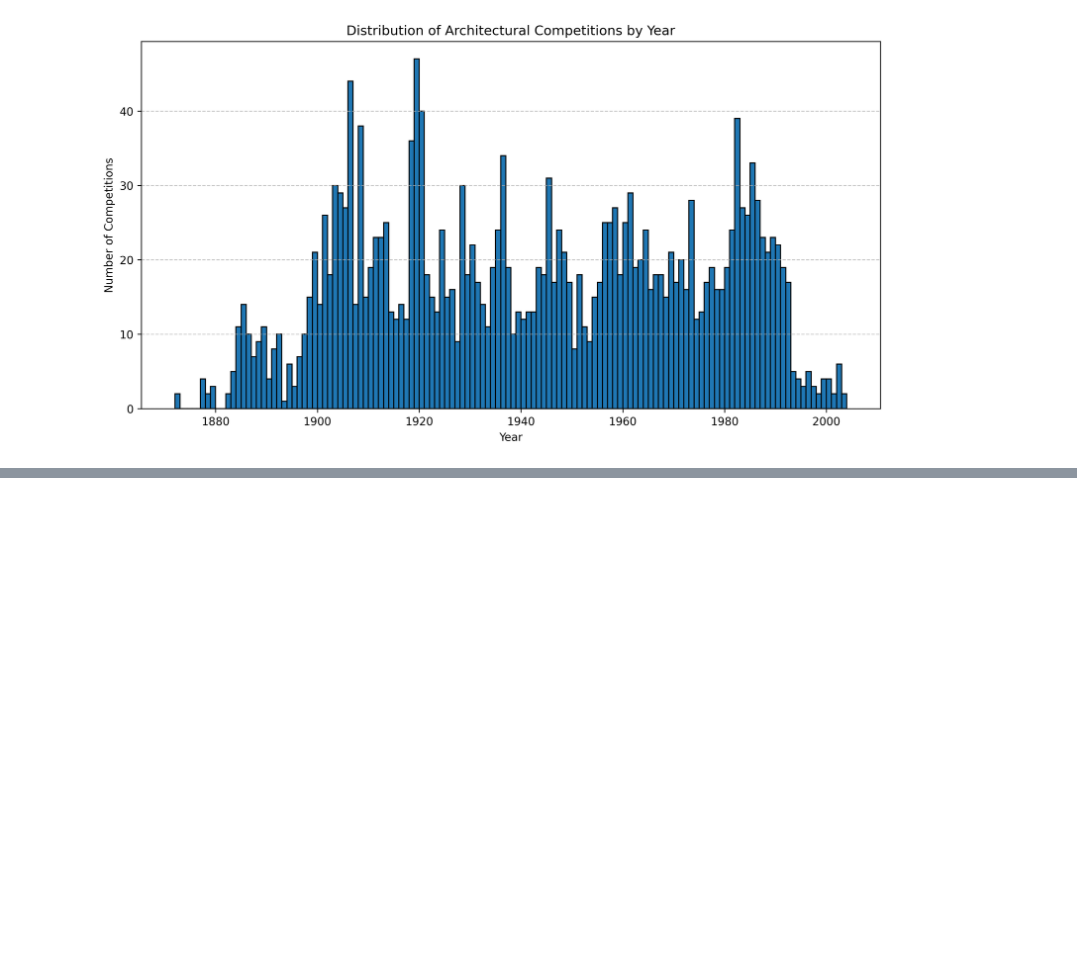
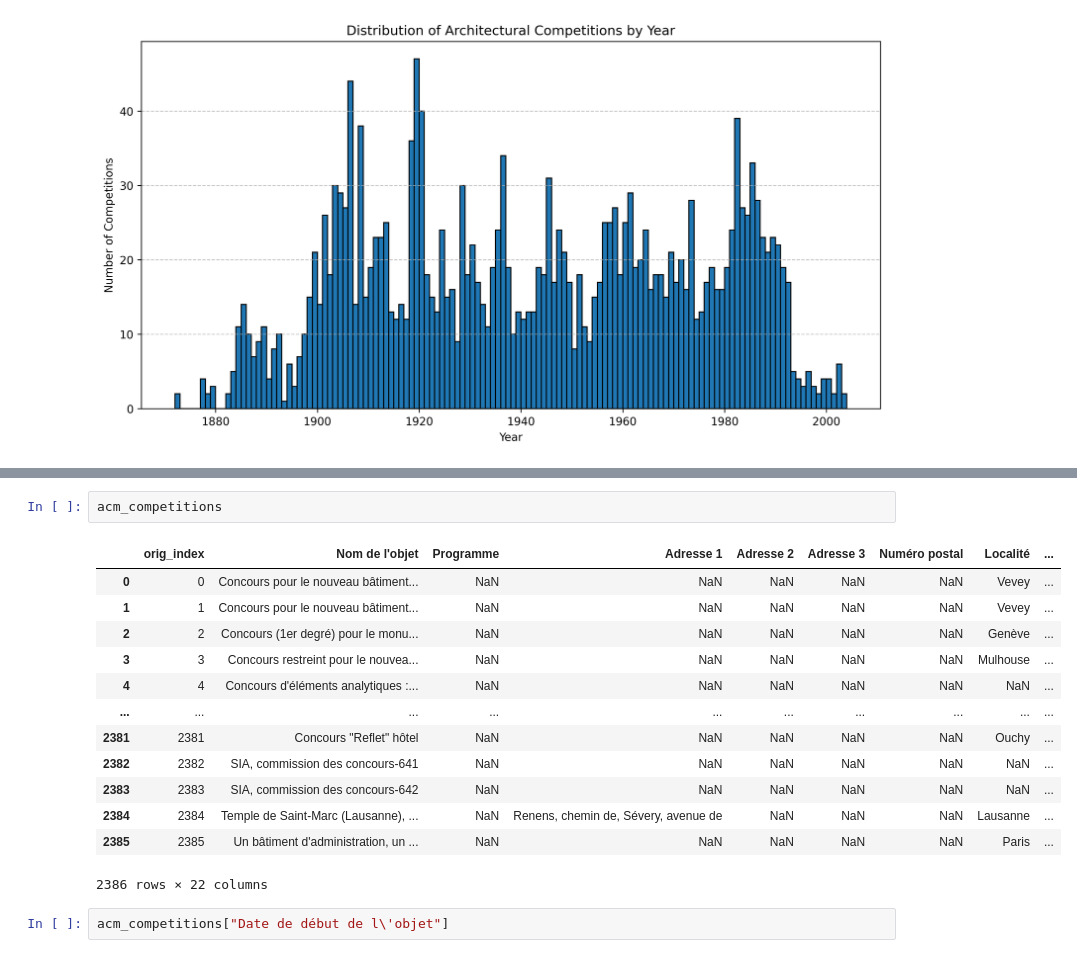
Before and after one commit to ccpfoye/SwissArchitectureCompetitions, a Jupyter notebook: clean_ACM.ipynb, the cells around one changed output, grey strips where cells are left out. Drawn from its saved outputs; the diff is of its cells as text; blank space fills up the shorter version.

```diff
--- a/clean_ACM.ipynb
+++ b/clean_ACM.ipynb
@@ -204,0 +242,18 @@ KeyboardInterrupt:
+# %%
+acm_competitions
+# %% [output]
+|  | orig_index | Nom de l'objet | Programme | Adresse 1 | Adresse 2 | Adresse 3 | Numéro postal | Localité | ... |
+| 0 | 0 | Concours pour le nouveau bâtiment... | NaN | NaN | NaN | NaN | NaN | Vevey | ... |
+| 1 | 1 | Concours pour le nouveau bâtiment... | NaN | NaN | NaN | NaN | NaN | Vevey | ... |
+| 2 | 2 | Concours (1er degré) pour le monu... | NaN | NaN | NaN | NaN | NaN | Genève | ... |
+| 3 | 3 | Concours restreint pour le nouvea... | NaN | NaN | NaN | NaN | NaN | Mulhouse | ... |
+| 4 | 4 | Concours d'éléments analytiques :... | NaN | NaN | NaN | NaN | NaN | NaN | ... |
+| ... | ... | ... | ... | ... | ... | ... | ... | ... | ... |
+| 2381 | 2381 | Concours "Reflet" hôtel | NaN | NaN | NaN | NaN | NaN | Ouchy | ... |
+| 2382 | 2382 | SIA, commission des concours-641 | NaN | NaN | NaN | NaN | NaN | NaN | ... |
+| 2383 | 2383 | SIA, commission des concours-642 | NaN | NaN | NaN | NaN | NaN | NaN | ... |
+| 2384 | 2384 | Temple de Saint-Marc (Lausanne), ... | NaN | Renens, chemin de, Sévery, avenue de | NaN | NaN | NaN | Lausanne | ... |
+| 2385 | 2385 | Un bâtiment d'administration, un ... | NaN | NaN | NaN | NaN | NaN | Paris | ... |
+2386 rows × 22 columns
+# %%
+acm_competitions["Date de début de l\'objet"]
```
Also changed, not shown: parts of 14 cells of this notebook, 2 other files.
